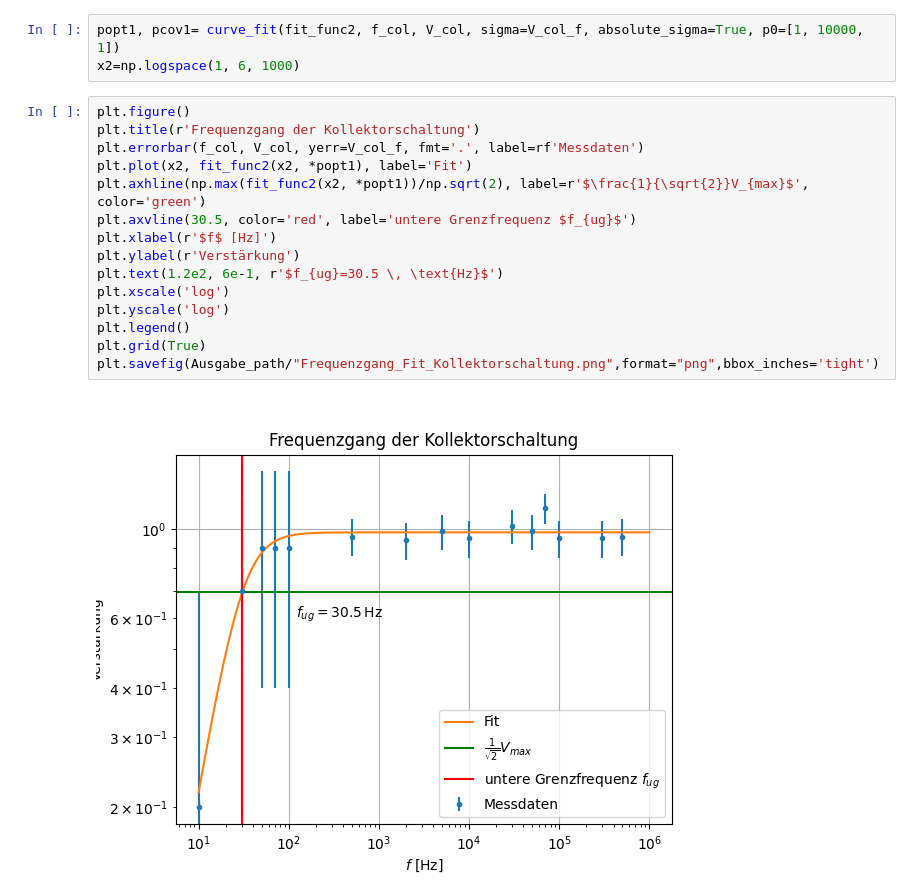
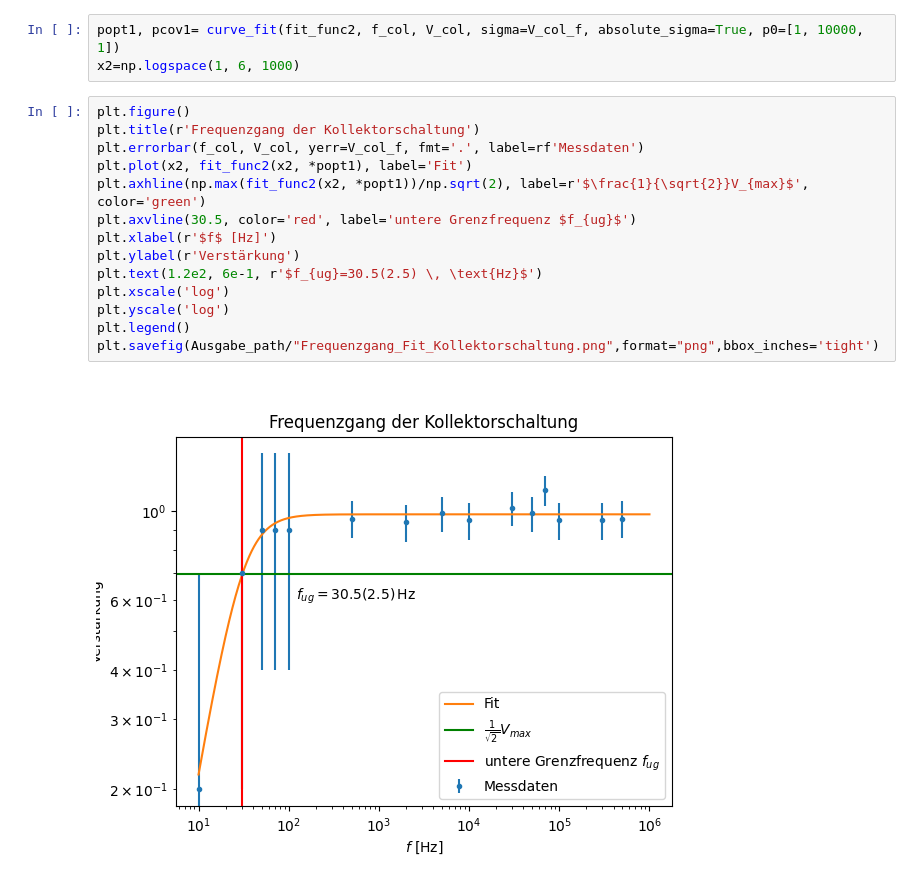
Before and after one commit to BenjaminKleijn/FP01_ElektronikGrundpraktikum, a Jupyter notebook: Plots.ipynb, the cells around one changed output. Cells and saved outputs as stored; diff of their text form.

```diff
--- a/Plots.ipynb
+++ b/Plots.ipynb
@@ -89,17 +89,16 @@ x2=np.logspace(1, 6, 1000)
 # %%
 plt.figure()
 plt.title(r'Frequenzgang der Kollektorschaltung')
 plt.errorbar(f_col, V_col, yerr=V_col_f, fmt='.', label=rf'Messdaten')
 plt.plot(x2, fit_func2(x2, *popt1), label='Fit')
 plt.axhline(np.max(fit_func2(x2, *popt1))/np.sqrt(2), label=r'$\frac{1}{\sqrt{2}}V_{max}$', color='green')
 plt.axvline(30.5, color='red', label='untere Grenzfrequenz $f_{ug}$')
 plt.xlabel(r'$f$ [Hz]')
 plt.ylabel(r'Verstärkung')
-plt.text(1.2e2, 6e-1, r'$f_{ug}=30.5 \, \text{Hz}$')
+plt.text(1.2e2, 6e-1, r'$f_{ug}=30.5(2.5) \, \text{Hz}$')
 plt.xscale('log')
 plt.yscale('log')
 plt.legend()
-plt.grid(True)
 plt.savefig(Ausgabe_path/"Frequenzgang_Fit_Kollektorschaltung.png",format="png",bbox_inches='tight')
 # %% [output]
-[figure, old version]
+[figure, new version]
```
Also changed, not shown: parts of 1 cell of this notebook, 4 other files.
